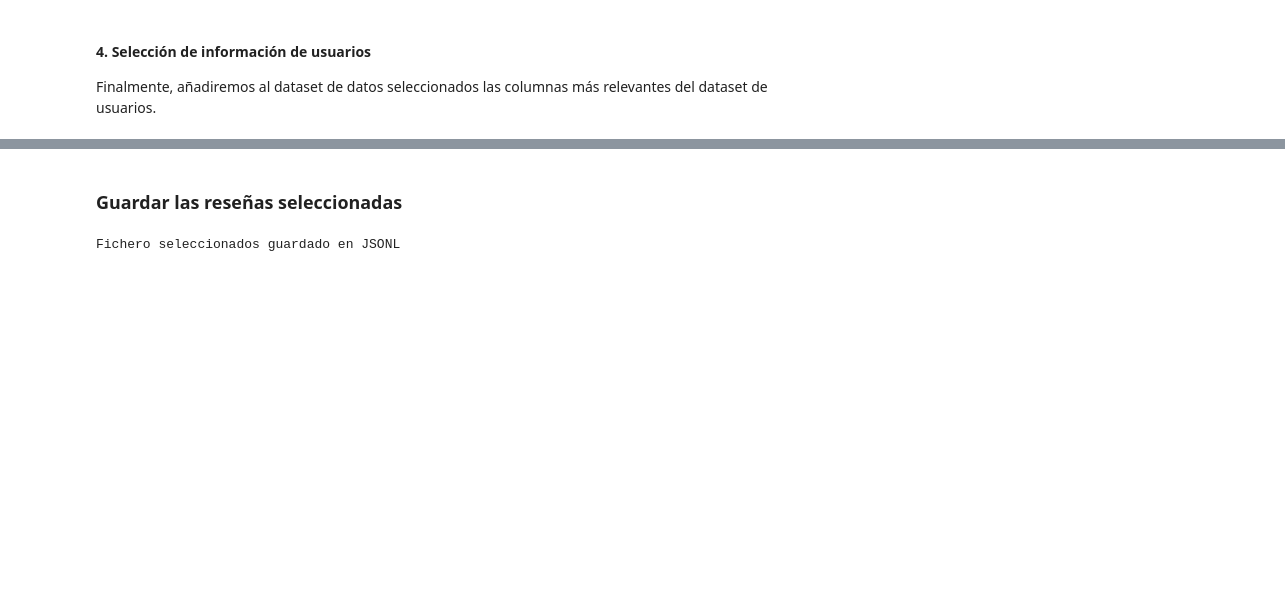
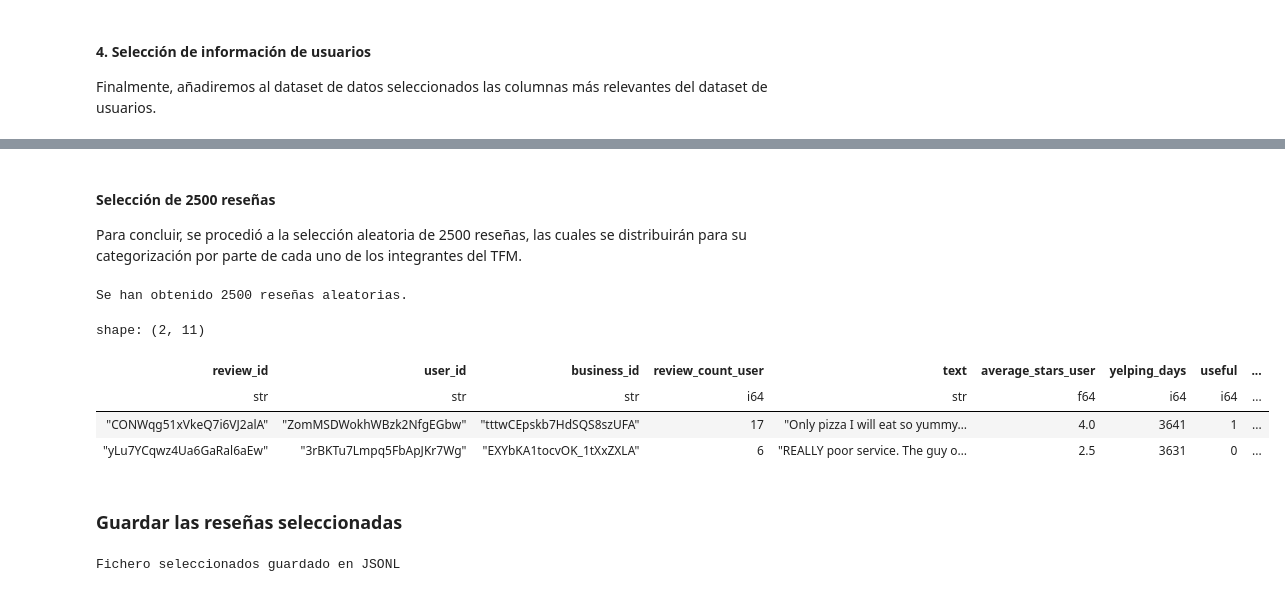
Before and after one commit to ceuratfmg2mai/fakereviews, a Jupyter notebook: 01. procesamiento_datos_yelp.ipynb, the cells around one changed output, grey strips where cells are left out. Cells and saved outputs as stored; diff of their text form; code cells hidden in the pictures; blank space fills up the shorter version.

```diff
--- a/01. procesamiento_datos_yelp.ipynb
+++ b/01. procesamiento_datos_yelp.ipynb
@@ -766,3 +761,30 @@ shape: (17_000, 10)
+# %% [markdown]
+#### Selección de 2500 reseñas
+
+Para concluir, se procedió a la selección aleatoria de 2500 reseñas, las cuales se distribuirán para su categorización por parte de cada uno de los integrantes del TFM.
+# %%
+# Número de reseñas que quieres obtener
+num_samples = 2500
+# Número de milisegundos en un día
+ms_in_day = 1000 * 60 * 60 * 24
+df_sampled_reviews  = df_final_data_selected_pl.sample(
+    n=num_samples,
+    with_replacement=False,
+    shuffle=True,
+    seed=42
+)
+df_sampled_reviews = df_sampled_reviews.with_columns(
+    (pl.col('yelping_days').cast(pl.Int64) / ms_in_day).cast(pl.Int64).alias('yelping_days')
+)
+print(f"Se han obtenido {len(df_sampled_reviews)} reseñas aleatorias.")
+display(df_sampled_reviews.head(2))
+# %% [output]
+Se han obtenido 2500 reseñas aleatorias.
+shape: (2, 11)
+| review_id | user_id | business_id | review_count_user | text | average_stars_user | yelping_days | useful | ... |
+| str | str | str | i64 | str | f64 | i64 | i64 | ... |
+| "CONWqg51xVkeQ7i6VJ2alA" | "ZomMSDWokhWBzk2NfgEGbw" | "tttwCEpskb7HdSQS8szUFA" | 17 | "Only pizza I will eat so yummy… | 4.0 | 3641 | 1 | ... |
+| "yLu7YCqwz4Ua6GaRal6aEw" | "3rBKTu7Lmpq5FbApJKr7Wg" | "EXYbKA1tocvOK_1tXxZXLA" | 6 | "REALLY poor service. The guy o… | 2.5 | 3631 | 0 | ... |
 # %% [markdown]
 ### Guardar las reseñas seleccionadas
 # %%
```
Also changed, not shown: parts of 19 cells of this notebook.
